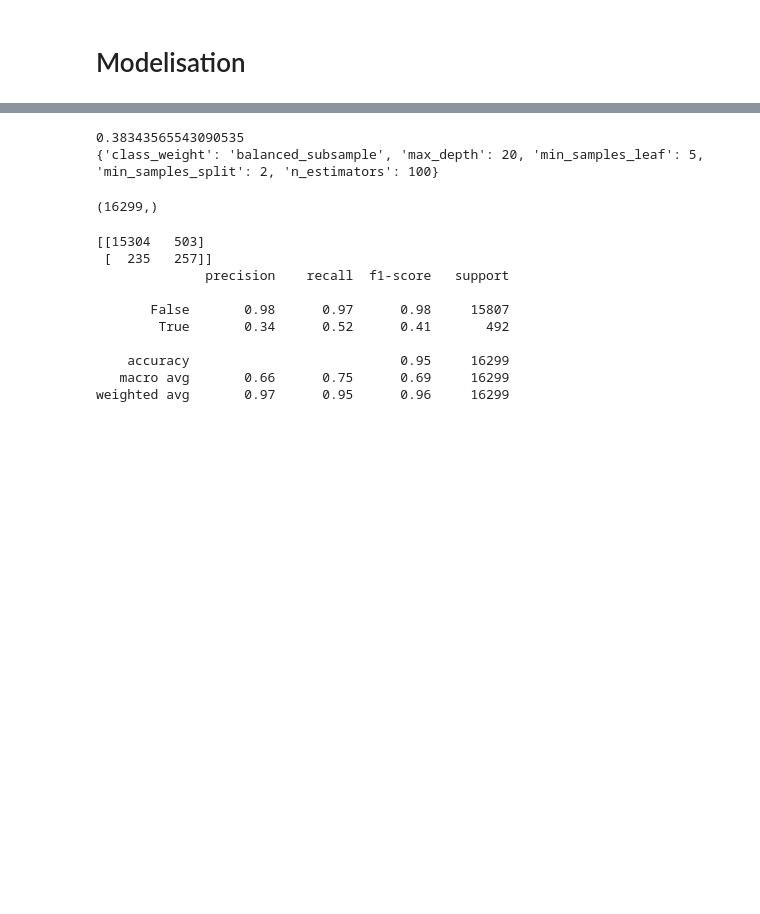
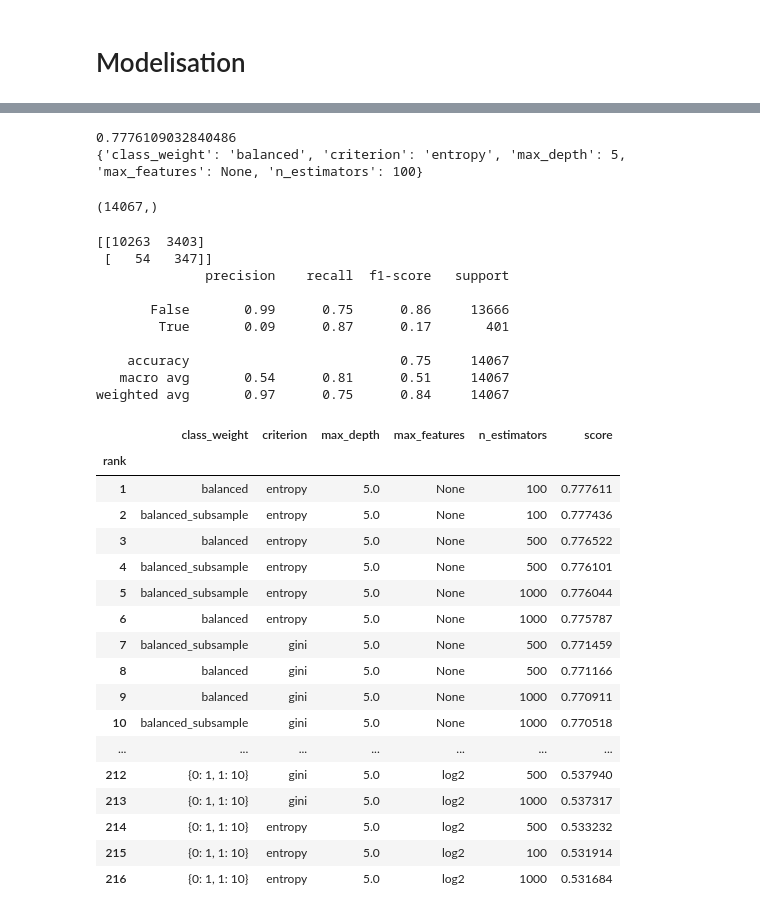
Before and after one commit to Nelson-Jnrnd/f1-pit-predictor-dataset, a Jupyter notebook: model_training.ipynb, the cells around one changed output, grey strips where cells are left out. Cells and saved outputs as stored; diff of their text form; code cells hidden in the pictures; blank space fills up the shorter version.

```diff
--- a/model_training.ipynb
+++ b/model_training.ipynb
@@ -317,14 +316,14 @@ param_grid = {
     'n_estimators': [100, 500, 1000],
     'max_depth': [5, 20, 100, None],
     'class_weight': ['balanced_subsample', 'balanced', {0: 1, 1: 10}],
-    'max_features': ['auto', 'sqrt', 'log2', None],
+    'max_features': ['sqrt', 'log2', None],
     'criterion': ['gini', 'entropy']
 }
 
 model = RandomForestClassifier(random_state=0)
 
 scorer = make_scorer(
-    f1_score,
+    balanced_accuracy,
     greater_is_better=True,
     needs_proba=False
 )
@@ -352,29 +352,29 @@ GridSearchCV(cv=4, estimator=RandomForestClassifier(random_state=0), n_jobs=-1,
 print(grid_search.best_score_)
 print(grid_search.best_params_)
 # %% [output]
-0.38343565543090535
-{'class_weight': 'balanced_subsample', 'max_depth': 20, 'min_samples_leaf': 5, 'min_samples_split': 2, 'n_estimators': 100}
+0.7776109032840486
+{'class_weight': 'balanced', 'criterion': 'entropy', 'max_depth': 5, 'max_features': None, 'n_estimators': 100}
 # %%
 grid_search.best_estimator_.predict(X_test).shape
 y_test.shape
 # %% [output]
-(16299,)
+(14067,)
 # %%
 from sklearn.metrics import classification_report
-ypred = grid_search.best_estimator_.predict(X_test)
+ypred = grid_search.best_estimator_.predict(X_test.values)
 print(confusion_matrix(y_test, ypred))
 print(classification_report(y_test, ypred))
 # %% [output]
-[[15304   503]
- [  235   257]]
+[[10263  3403]
+ [   54   347]]
               precision    recall  f1-score   support
 
-       False       0.98      0.97      0.98     15807
-        True       0.34      0.52      0.41       492
+       False       0.99      0.75      0.86     13666
+        True       0.09      0.87      0.17       401
 
-    accuracy                           0.95     16299
-   macro avg       0.66      0.75      0.69     16299
-weighted avg       0.97      0.95      0.96     16299
+    accuracy                           0.75     14067
+   macro avg       0.54      0.81      0.51     14067
+weighted avg       0.97      0.75      0.84     14067
 # %%
 model = grid_search.best_estimator_
 # %%
@@ -384,3 +384,42 @@ models_dir = 'models/f1_score'
 os.makedirs(models_dir, exist_ok=True)
 pickle.dump(model, open(models_dir + '/model.pkl', 'wb'))
 pickle.dump(encoder, open(models_dir + '/encoder.pkl', 'wb'))
+# %%
+ranks = grid_search.cv_results_['rank_test_score']
+params = grid_search.cv_results_['params']
+scores = grid_search.cv_results_['mean_test_score']
+
+results = pd.DataFrame({
+    'rank': ranks,
+    'class_weight': [p['class_weight'] for p in params],
+    'criterion': [p['criterion'] for p in params],
+    'max_depth': [p['max_depth'] for p in params],
+    'max_features': [p['max_features'] for p in params],
+    'n_estimators': [p['n_estimators'] for p in params],
+    'score': scores
+})
+
+results.set_index('rank', inplace=True)
+results.dropna(subset=['score'], inplace=True)
+results.sort_values(by='score', ascending=False, inplace=True)
+pd.set_option('display.max_rows', None)
+results
+# %% [output]
+|  | class_weight | criterion | max_depth | max_features | n_estimators | score |
+| rank |  |  |  |  |  |  |
+| 1 | balanced | entropy | 5.0 | None | 100 | 0.777611 |
+| 2 | balanced_subsample | entropy | 5.0 | None | 100 | 0.777436 |
+| 3 | balanced | entropy | 5.0 | None | 500 | 0.776522 |
+| 4 | balanced_subsample | entropy | 5.0 | None | 500 | 0.776101 |
+| 5 | balanced_subsample | entropy | 5.0 | None | 1000 | 0.776044 |
+| 6 | balanced | entropy | 5.0 | None | 1000 | 0.775787 |
+| 7 | balanced_subsample | gini | 5.0 | None | 500 | 0.771459 |
+| 8 | balanced | gini | 5.0 | None | 500 | 0.771166 |
+| 9 | balanced | gini | 5.0 | None | 1000 | 0.770911 |
+| 10 | balanced_subsample | gini | 5.0 | None | 1000 | 0.770518 |
+| ... | ... | ... | ... | ... | ... | ... |
+| 212 | {0: 1, 1: 10} | gini | 5.0 | log2 | 500 | 0.537940 |
+| 213 | {0: 1, 1: 10} | gini | 5.0 | log2 | 1000 | 0.537317 |
+| 214 | {0: 1, 1: 10} | entropy | 5.0 | log2 | 500 | 0.533232 |
+| 215 | {0: 1, 1: 10} | entropy | 5.0 | log2 | 100 | 0.531914 |
+| 216 | {0: 1, 1: 10} | entropy | 5.0 | log2 | 1000 | 0.531684 |
```
Also changed, not shown: parts of 4 cells of this notebook.
